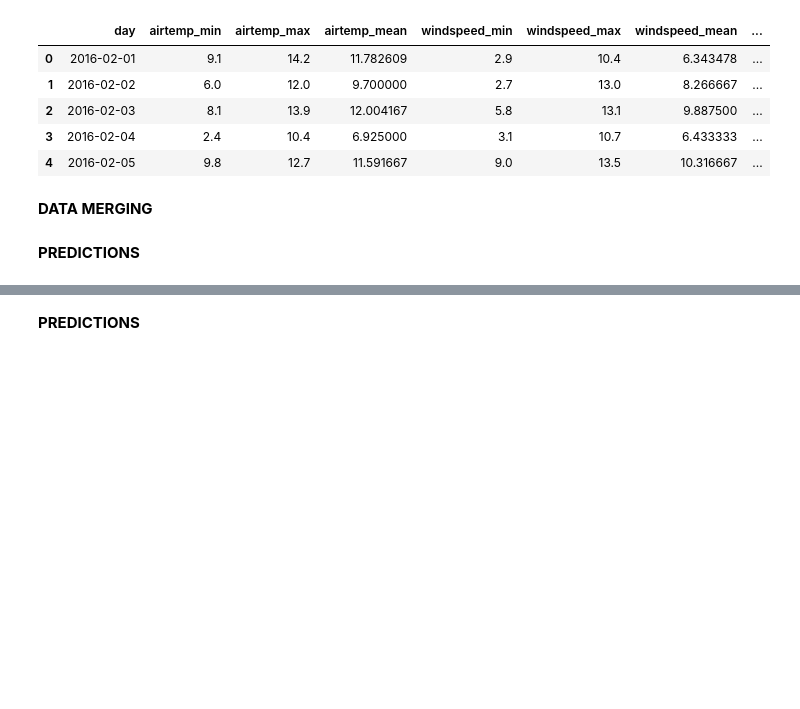
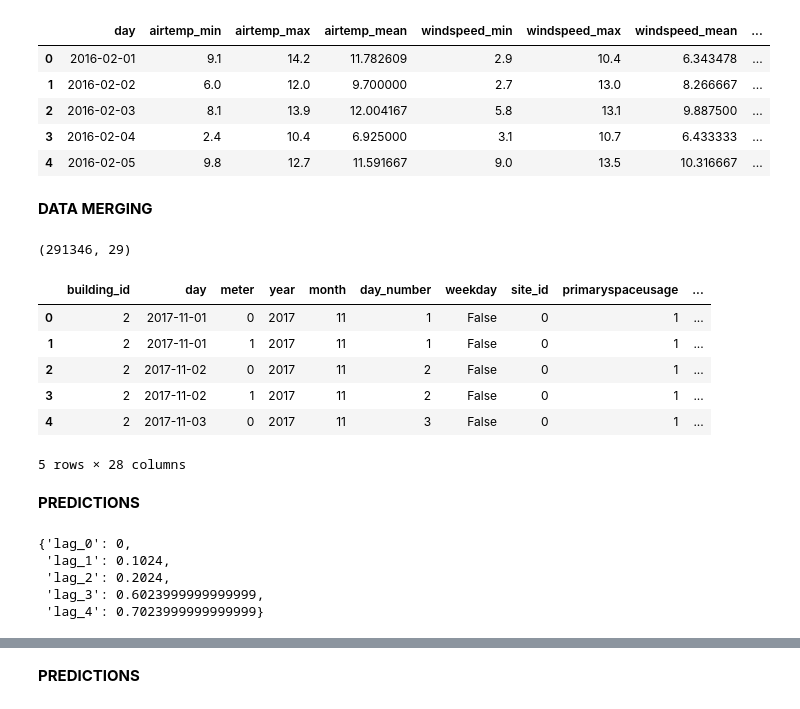
Before and after one commit to DmtrRm/IAAC2024_tutorials, a Jupyter notebook: kaggle_complete2.ipynb, the cells around one changed output, grey strips where cells are left out. Cells and saved outputs as stored; diff of their text form; code cells hidden in the pictures; blank space fills up the shorter version.

```diff
--- a/kaggle_complete2.ipynb
+++ b/kaggle_complete2.ipynb
@@ -288,5 +280,32 @@ Y = full_df[target].loc[full_df[target].isna()==False]
 # %%
 test = test.merge(metadata, on='building_id', how='left')
 test = test.merge(w_df, how="left", on=["day", "site_id"])
+# %%
+target = "meter_reading"
+meter_dict = {595:0, 207:1, 649:2, 413:3}
+test["meter"].replace(meter_dict, inplace=True)
+# %%
+total_df = pd.concat([full_df, test], ignore_index=True)
+print(total_df.shape)
+# %% [output]
+(291346, 29)
+# %%
+test.head()
+# %% [output]
+|  | building_id | day | meter | year | month | day_number | weekday | site_id | primaryspaceusage | ... |
+| 0 | 2 | 2017-11-01 | 0 | 2017 | 11 | 1 | False | 0 | 1 | ... |
+| 1 | 2 | 2017-11-01 | 1 | 2017 | 11 | 1 | False | 0 | 1 | ... |
+| 2 | 2 | 2017-11-02 | 0 | 2017 | 11 | 2 | False | 0 | 1 | ... |
+| 3 | 2 | 2017-11-02 | 1 | 2017 | 11 | 2 | False | 0 | 1 | ... |
+| 4 | 2 | 2017-11-03 | 0 | 2017 | 11 | 3 | False | 0 | 1 | ... |
+5 rows × 28 columns
 # %% [markdown]
 **PREDICTIONS**
+# %%
+return_lags(test.iloc[0]["day"], test.iloc[0]["building_id"], test.iloc[0]["meter"], shifts=5)
+# %% [output]
+{'lag_0': 0,
+ 'lag_1': 0.1024,
+ 'lag_2': 0.2024,
+ 'lag_3': 0.6023999999999999,
+ 'lag_4': 0.7023999999999999}
```
Also changed, not shown: parts of 7 cells of this notebook.
